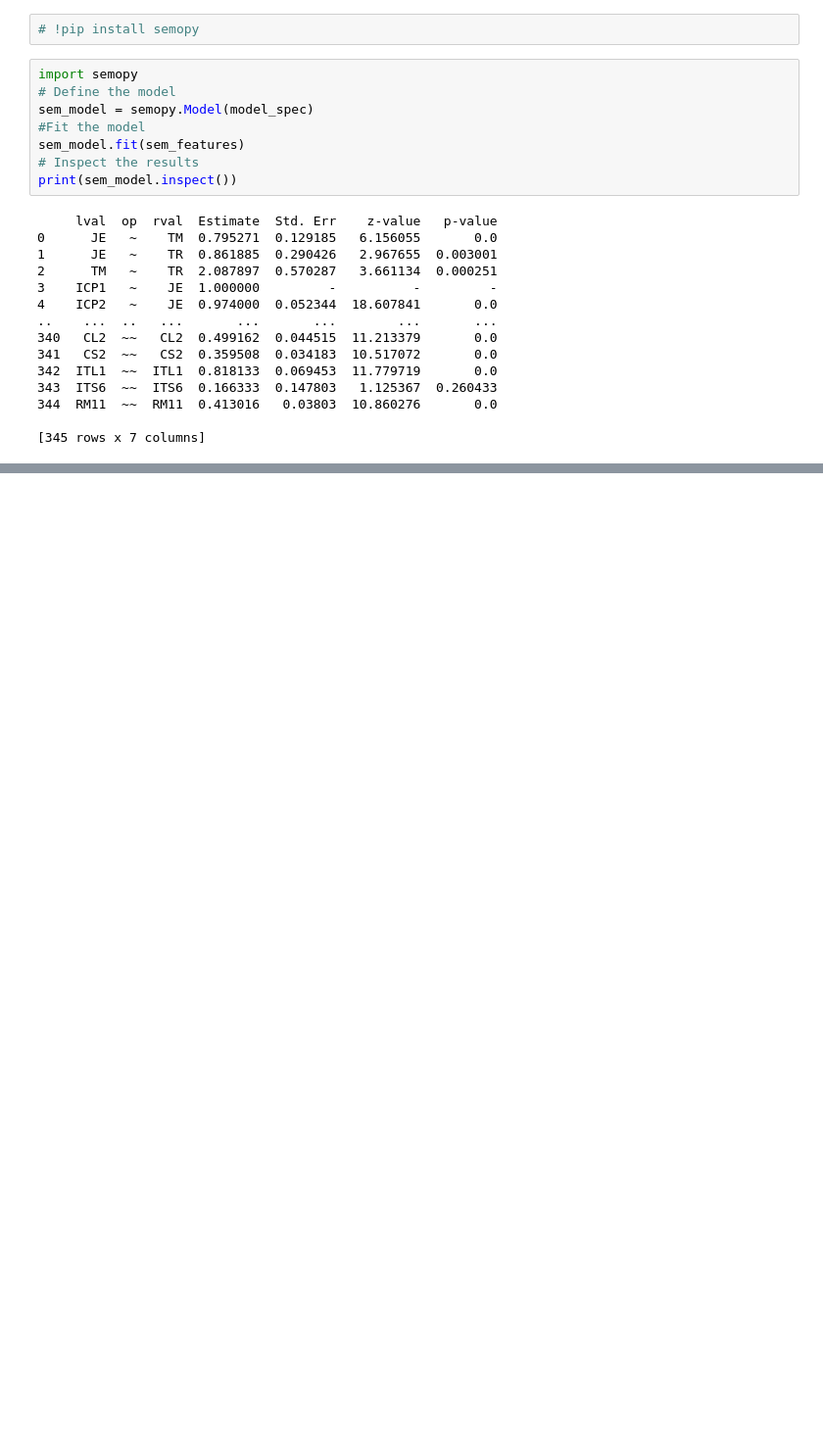
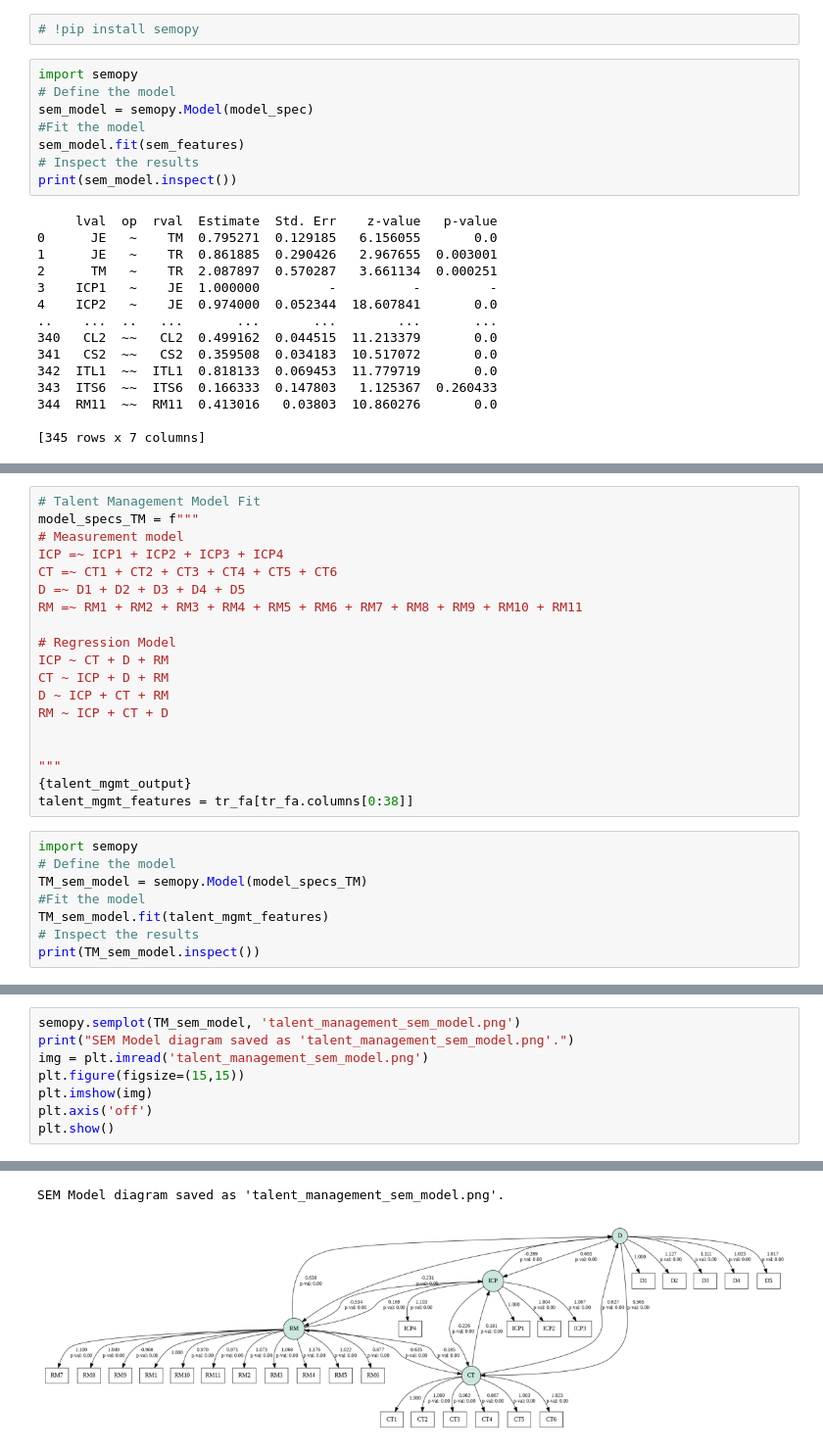
Before and after one commit to pjcroxas/Talent-Retention-in-Railway-Workforce, a Jupyter notebook: Talent_Retention_in_Railway_Workforce.ipynb, the cells around one changed output, grey strips where cells are left out. Shown at 98% size. Cells and saved outputs as stored; diff of their text form; blank space fills up the shorter version.

```diff
--- a/Talent_Retention_in_Railway_Workforce.ipynb
+++ b/Talent_Retention_in_Railway_Workforce.ipynb
@@ -263,0 +342,27 @@ plt.show()
+# %%
+# Talent Management Model Fit
+model_specs_TM = f"""
+# Measurement model
+ICP =~ ICP1 + ICP2 + ICP3 + ICP4
+CT =~ CT1 + CT2 + CT3 + CT4 + CT5 + CT6
+D =~ D1 + D2 + D3 + D4 + D5
+RM =~ RM1 + RM2 + RM3 + RM4 + RM5 + RM6 + RM7 + RM8 + RM9 + RM10 + RM11
+
+# Regression Model
+ICP ~ CT + D + RM
+CT ~ ICP + D + RM
+D ~ ICP + CT + RM
+RM ~ ICP + CT + D
+
+
+"""
+{talent_mgmt_output}
+talent_mgmt_features = tr_fa[tr_fa.columns[0:38]]
+# %%
+import semopy
+# Define the model
+TM_sem_model = semopy.Model(model_specs_TM)
+#Fit the model
+TM_sem_model.fit(talent_mgmt_features)
+# Inspect the results
+print(TM_sem_model.inspect())
@@ -263,0 +385,9 @@ plt.show()
+# %%
+semopy.semplot(TM_sem_model, 'talent_management_sem_model.png')
+print("SEM Model diagram saved as 'talent_management_sem_model.png'.")
+img = plt.imread('talent_management_sem_model.png')
+plt.figure(figsize=(15,15))
+plt.imshow(img)
+plt.axis('off')
+plt.show()
+# %% [output]
@@ -263,0 +395,2 @@ plt.show()
+SEM Model diagram saved as 'talent_management_sem_model.png'.
+[figure, added]
```
Also changed, not shown: parts of 20 cells of this notebook.
